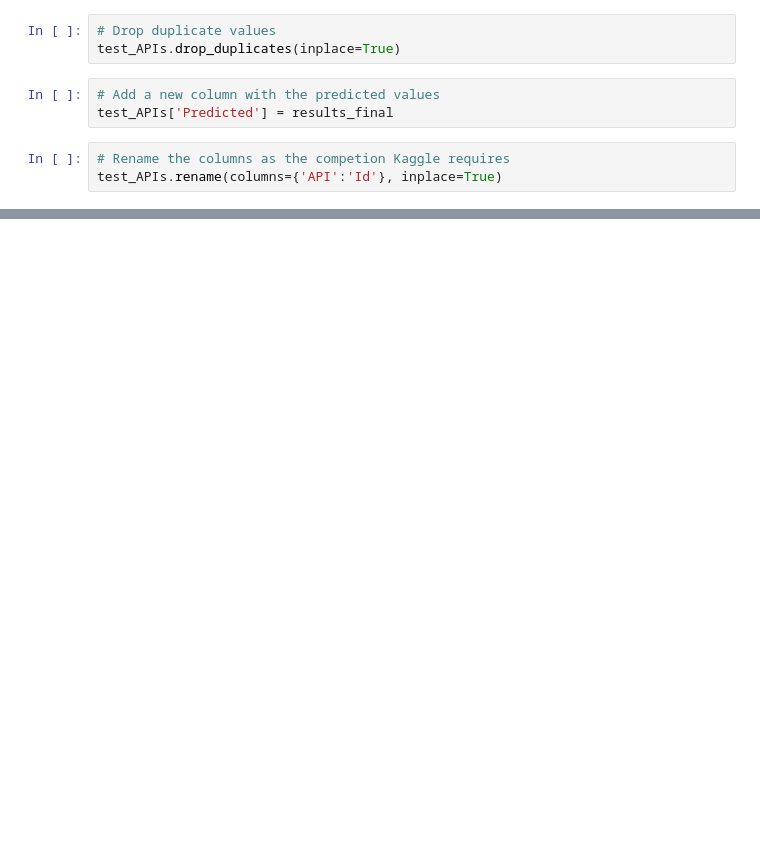
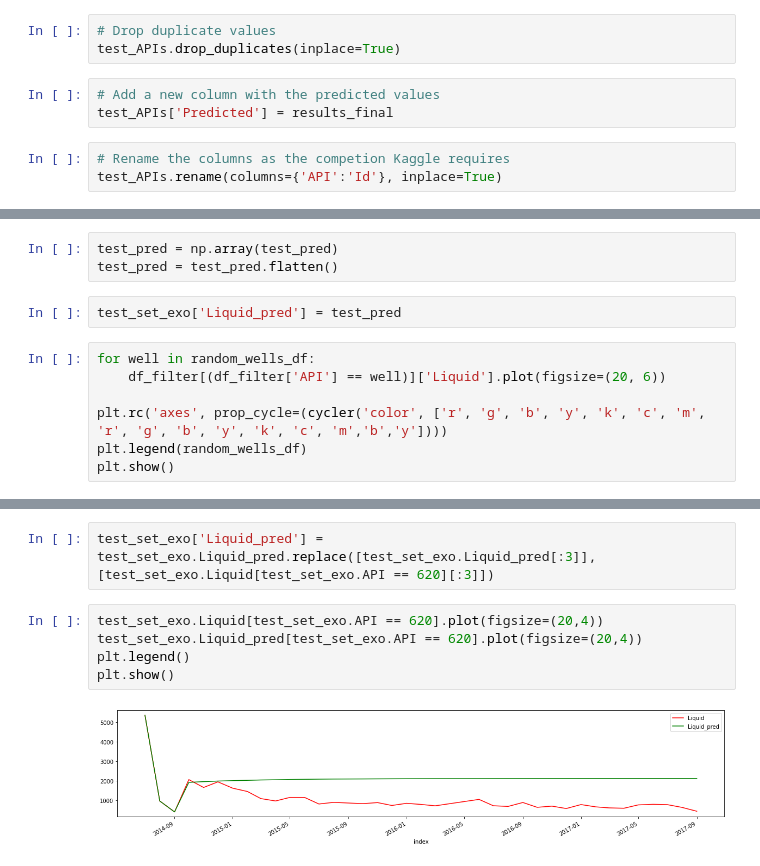
Before and after one commit to Dnbg1982/Oil-Gas-Projects, a Jupyter notebook: Reservoir Engineering/Notebooks/Oil_produc_forecasting.ipynb, the cells around one changed output, grey strips where cells are left out. Saved outputs shown, nothing was run; the diff lists cells and outputs as text; blank space fills up the shorter version.

```diff
--- a/Reservoir Engineering/Notebooks/Oil_produc_forecasting.ipynb
+++ b/Reservoir Engineering/Notebooks/Oil_produc_forecasting.ipynb
@@ -633,0 +651,12 @@ test_APIs.set_index(['Id'])
+# %%
+test_pred = np.array(test_pred)
+test_pred = test_pred.flatten()
+# %%
+test_set_exo['Liquid_pred'] = test_pred
+# %%
+for well in random_wells_df:
+    df_filter[(df_filter['API'] == well)]['Liquid'].plot(figsize=(20, 6))
+
+plt.rc('axes', prop_cycle=(cycler('color', ['r', 'g', 'b', 'y', 'k', 'c', 'm', 'r', 'g', 'b', 'y', 'k', 'c', 'm','b','y'])))
+plt.legend(random_wells_df)
+plt.show()
@@ -633,0 +665,9 @@ test_APIs.set_index(['Id'])
+# %%
+test_set_exo['Liquid_pred'] = test_set_exo.Liquid_pred.replace([test_set_exo.Liquid_pred[:3]],[test_set_exo.Liquid[test_set_exo.API == 620][:3]])
+# %%
+test_set_exo.Liquid[test_set_exo.API == 620].plot(figsize=(20,4))
+test_set_exo.Liquid_pred[test_set_exo.API == 620].plot(figsize=(20,4))
+plt.legend()
+plt.show()
+# %% [output]
+[figure, added]
```
Also changed, not shown: parts of 11 cells of this notebook.
